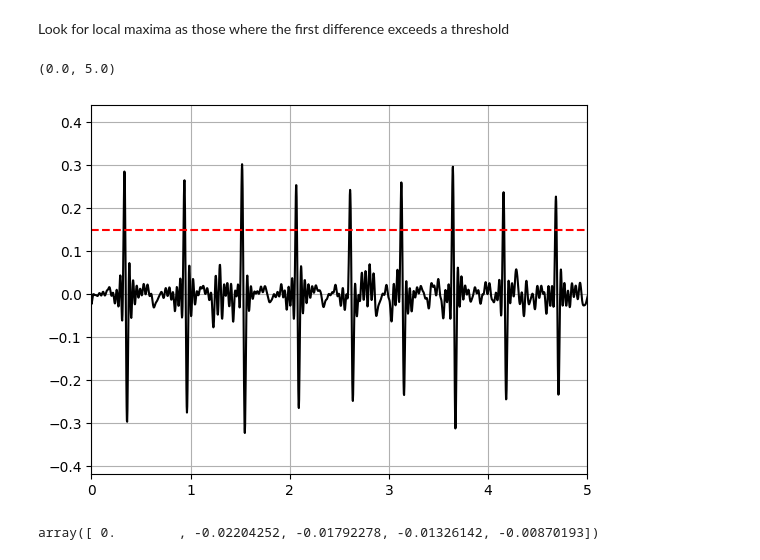
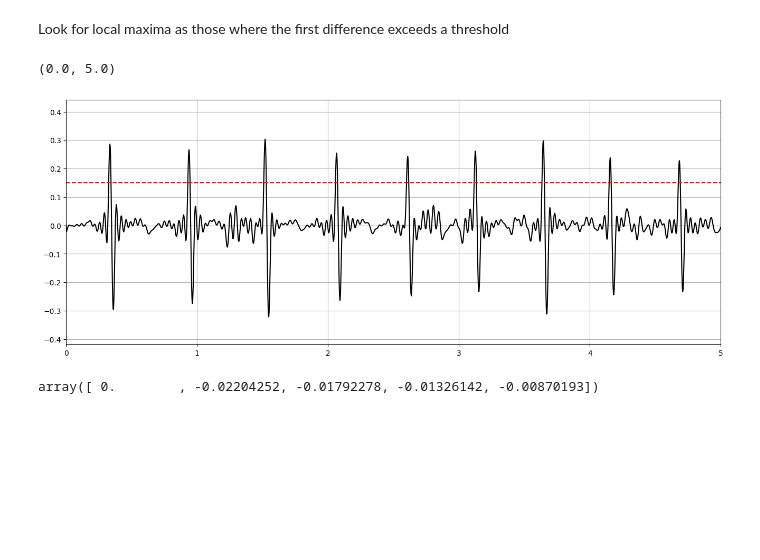
Before and after one commit to johnmarcovici/demo-notebooks, a Jupyter notebook: electrocardiogram_filtering_example.ipynb, the cells around one changed output. Drawn from its saved outputs; the diff is of its cells as text; code cells hidden in the pictures; blank space fills up the shorter version.

```diff
--- a/electrocardiogram_filtering_example.ipynb
+++ b/electrocardiogram_filtering_example.ipynb
@@ -179,9 +180,10 @@ first_diff_thresh = 0.15  # by inspection
 # %%
+plt.figure(figsize=(16, 6))
 plt.plot(tvec, d1_filtered_ecg, color="black")
 plt.grid(True)
 plt.hlines([first_diff_thresh], xmin=0.0, xmax=tvec[-1], colors="r", ls="--")
 plt.xlim([0, 5])
 # %% [output]
 (0.0, 5.0)
-[figure, old version]
+[figure, new version]
 # %%
```
Also changed, not shown: parts of 11 cells of this notebook.
